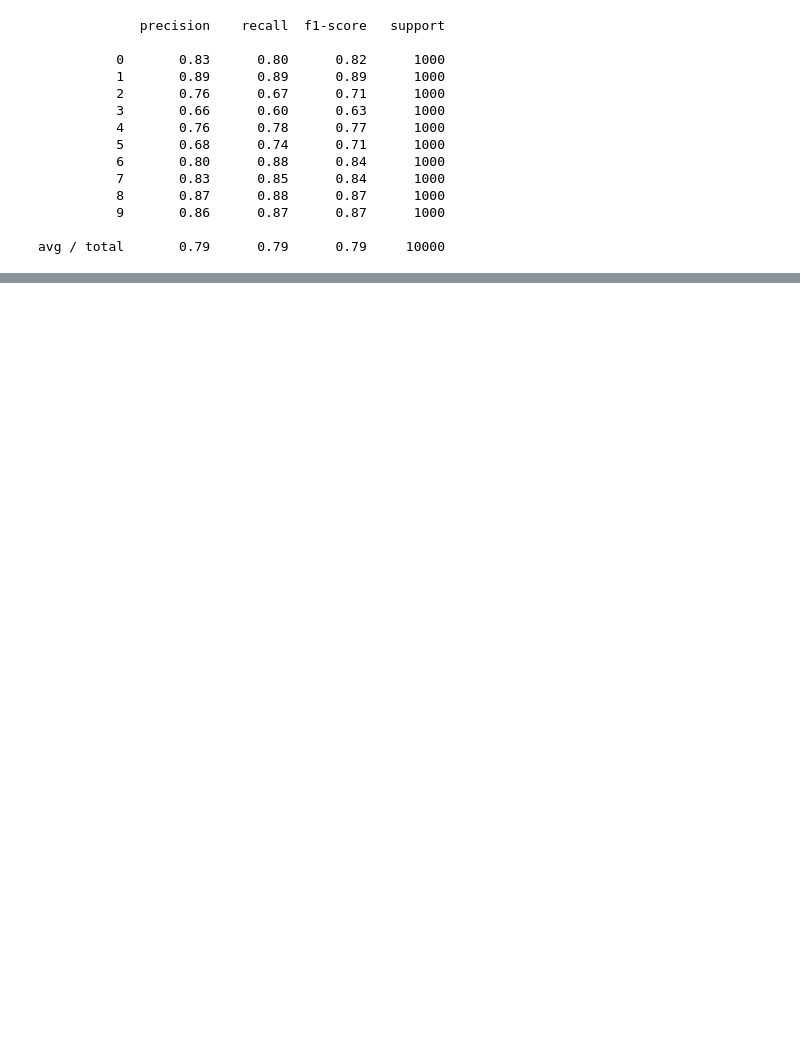
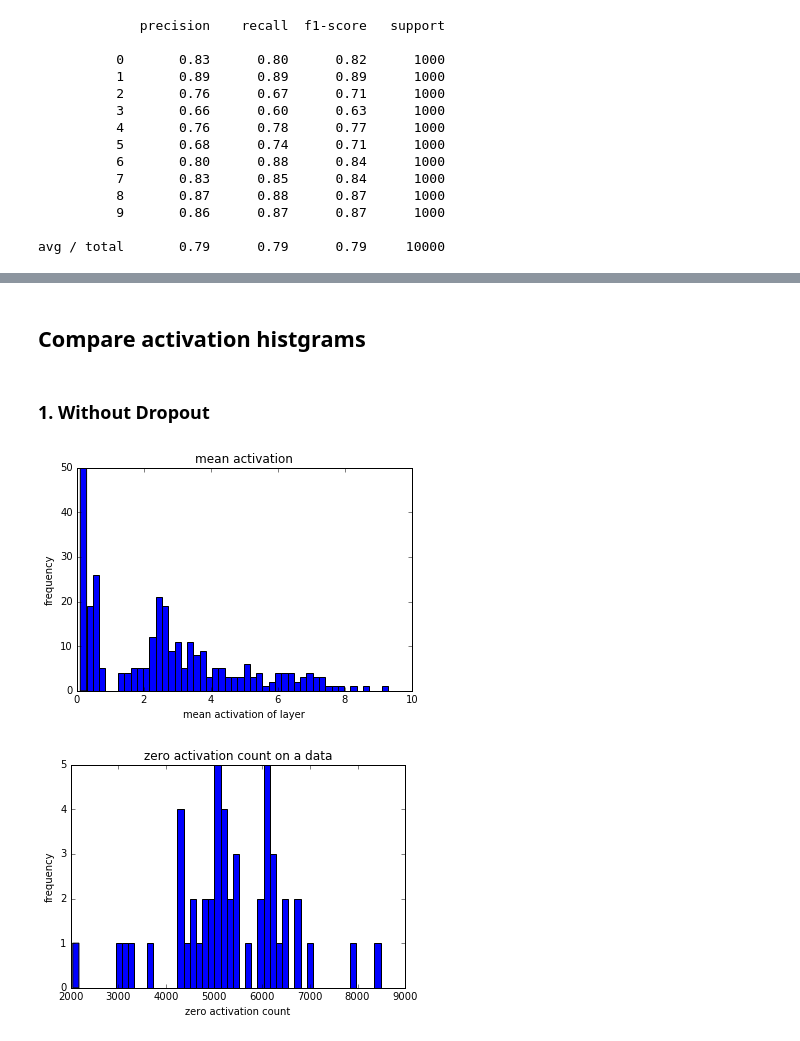
Before and after one commit to ishikota/jupyter-notebook-shelf, a Jupyter notebook: keras/dropout_effect_on_sparcity/dropout_effect_on_sparcity.ipynb, the cells around one changed output, grey strips where cells are left out. Drawn from its saved outputs; the diff is of its cells as text; code cells hidden in the pictures; blank space fills up the shorter version.

```diff
--- a/keras/cifar10/cifar10_cnn.ipynb
+++ b/keras/dropout_effect_on_sparcity/dropout_effect_on_sparcity.ipynb
@@ -234,0 +286,4 @@ plot_activation(record)
+# %%
+model.load_weights("cifar10_cnn_with_dropout_weight.h5")
+record = record_activation_dropout(model)
+plot_activation(record)
@@ -234,0 +292,10 @@ plot_activation(record)
+# %% [markdown]
+## Compare activation histgrams
+# %% [markdown]
+### 1. Without Dropout
+# %%
+statistics = take_statistics(model, trainX[:50])
+gen_hist_from_statistics(statistics)
+# %% [output]
+[figure, added]
+[figure, added]
```
Also changed, not shown: parts of 35 cells of this notebook, 4 other files.
